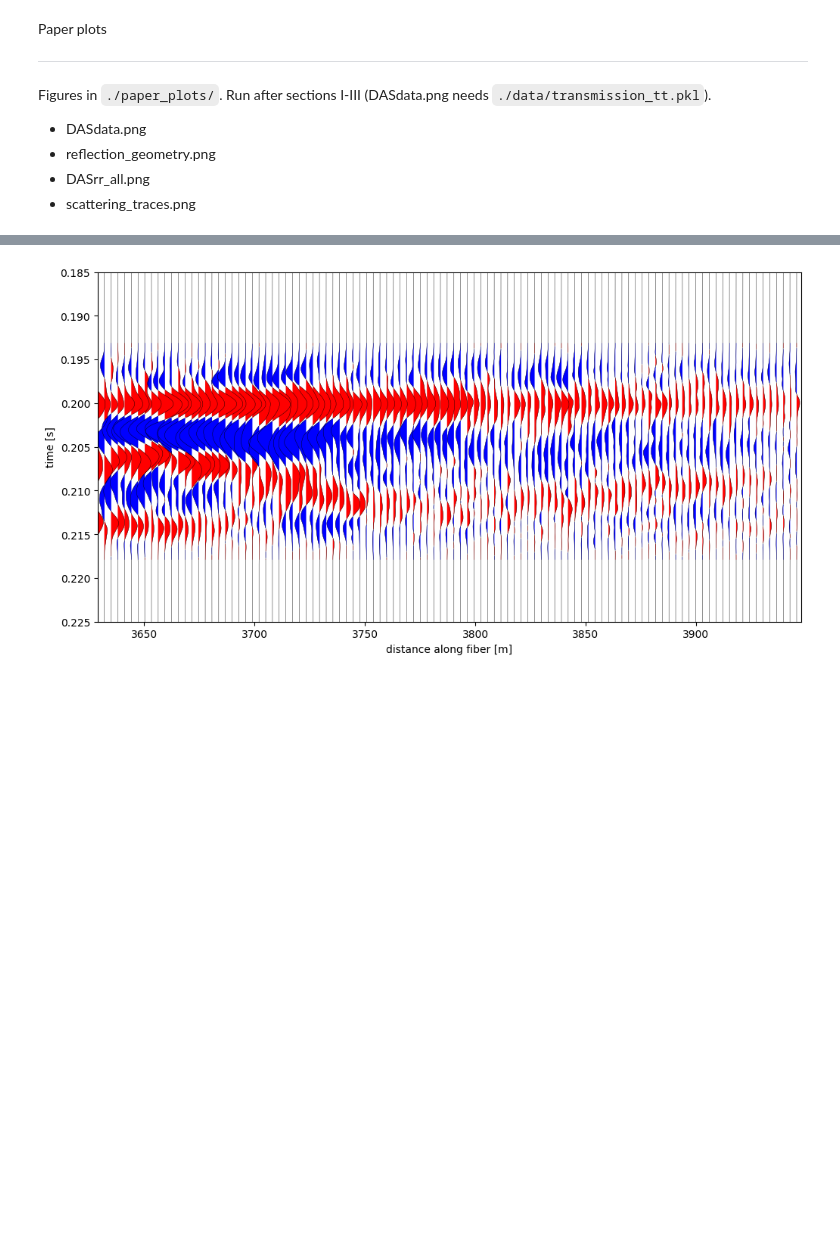
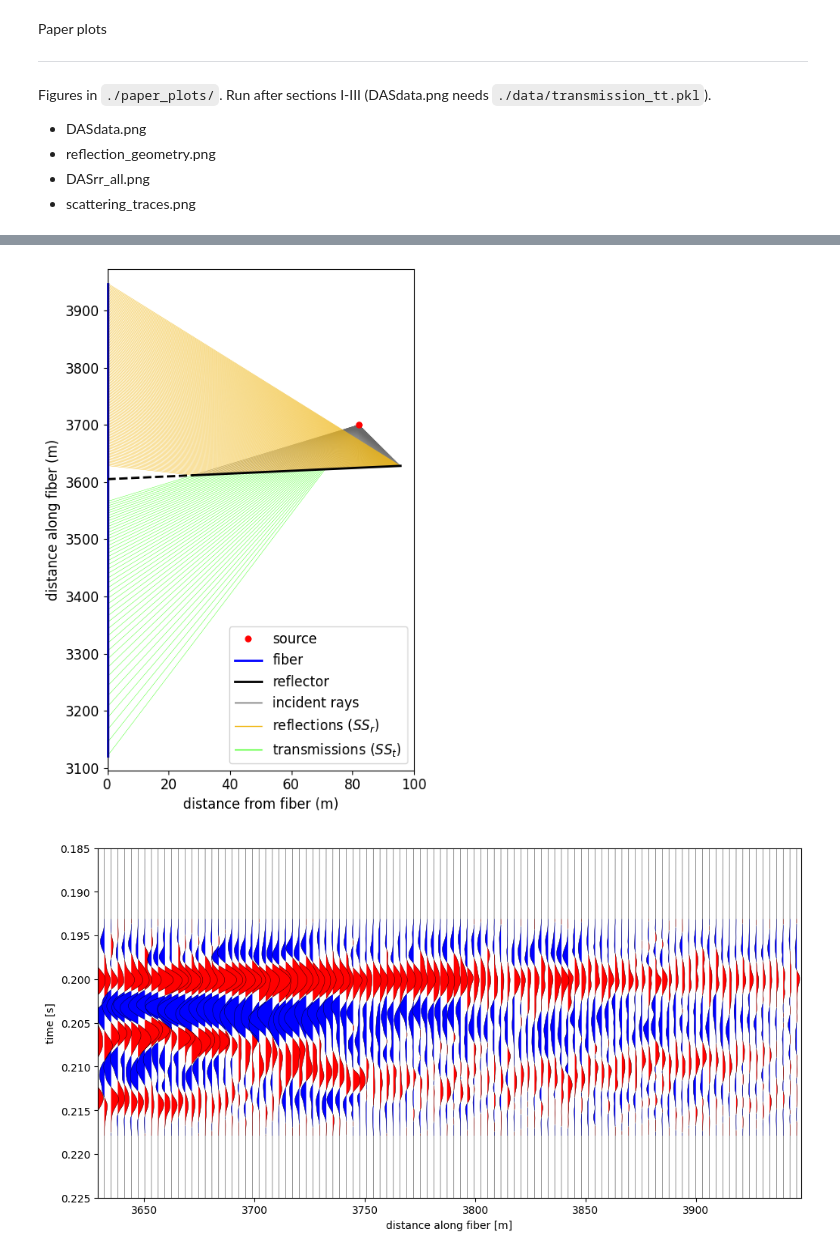
Before and after one commit to esotelog/ScatteringDAS, a Jupyter notebook: DASdata.ipynb, the cells around one changed output, grey strips where cells are left out. Saved outputs shown, nothing was run; the diff lists cells and outputs as text; code cells hidden in the pictures; blank space fills up the shorter version.

```diff
--- a/DASdata.ipynb
+++ b/DASdata.ipynb
@@ -515,3 +520,19 @@ plt.show()
+# %%
+#Paper plot - reflection_geometry.png
+#Plot - Reflected Step 5: fracture geometry and rays
+#Paper figure: source, fiber, reflector, incident/reflected/transmitted rays (600 dpi)
+fig, ax = DASplt.plot_reflections_paper(drange, (xs, ys), fit["best_line_out"],
+                                        figsize=(5, 7),            # figure size [in]
+                                        label_size=12,               # ticks and axis labels [pt]
+                                        legend_size=12,               # legend [pt]
+                                        legend_loc="lower right",    # legend position
+                                        save_path=None)
+ax.set_rasterization_zorder(5)
+fig.savefig("./paper_plots/reflection_geometry.pdf",
+            dpi=600, bbox_inches="tight")
+plt.show()
+# %% [output]
+[figure, added]
 # %%
 #Paper plot - DASrr_all.png
 #Plot - Reflected Step 3: all extracted reflection traces
```
Also changed, not shown: parts of 12 cells of this notebook, 2 other files.
